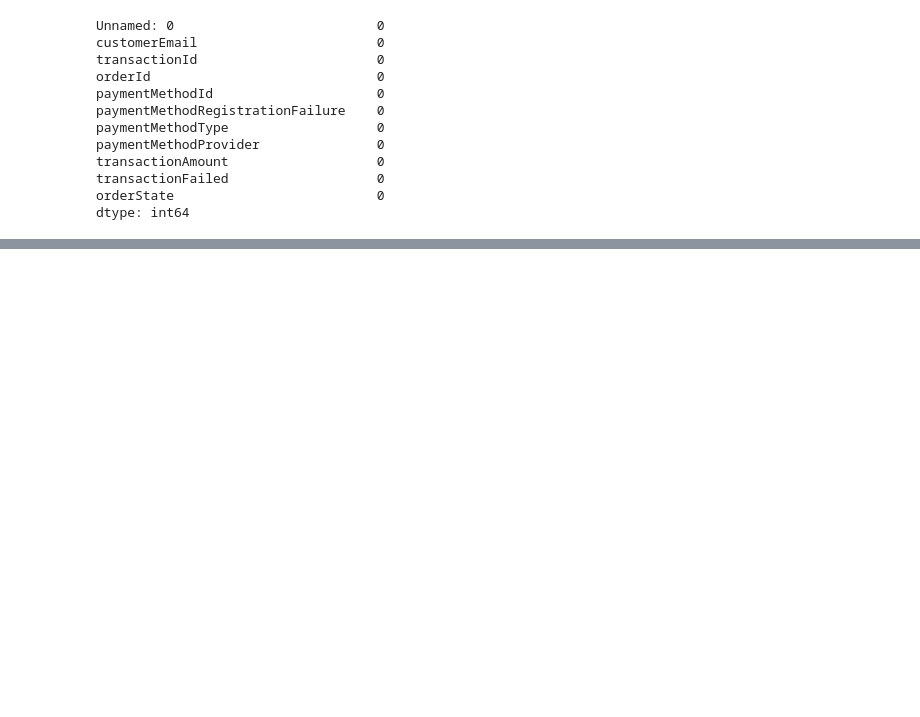
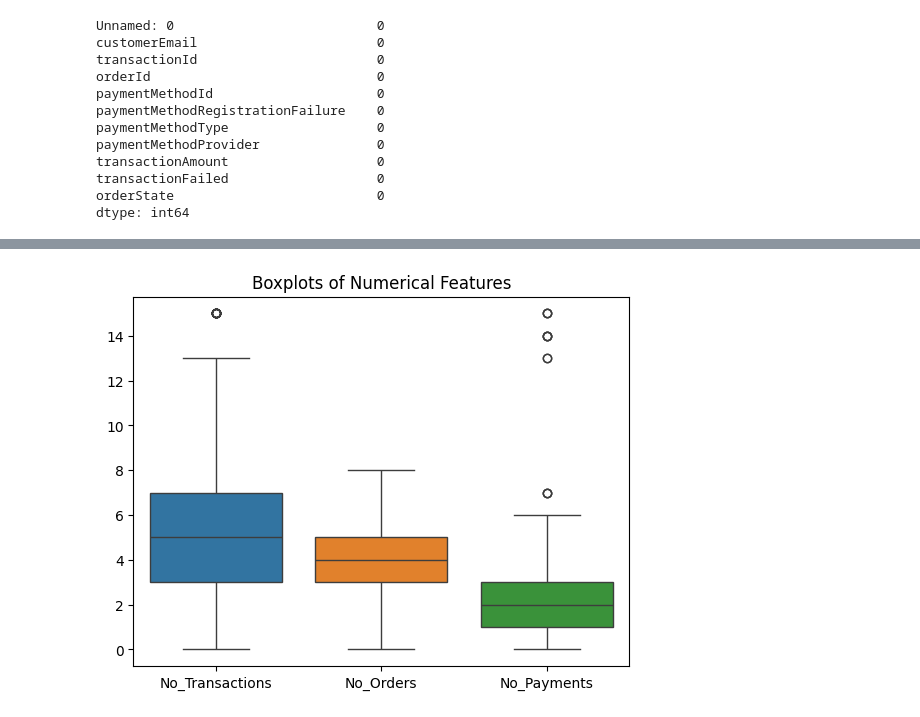
Before and after one commit to Saleem-144/MachineLearning-Project, a Jupyter notebook: Fraud_Email_Detection.ipynb, the cells around one changed output, grey strips where cells are left out. Cells and saved outputs as stored; diff of their text form; code cells hidden in the pictures; blank space fills up the shorter version.

Commit message:
Exploratory Data Analysis

```diff
--- a/Fraud_Email_Detection.ipynb
+++ b/Fraud_Email_Detection.ipynb
@@ -100,0 +141,6 @@ merged_df.head()
+# %%
+sns.boxplot(data=merged_df[numerical_features])
+plt.title('Boxplots of Numerical Features')
+plt.show()
+# %% [output]
+[figure, added]
```
Also changed, not shown: parts of 24 cells of this notebook.
